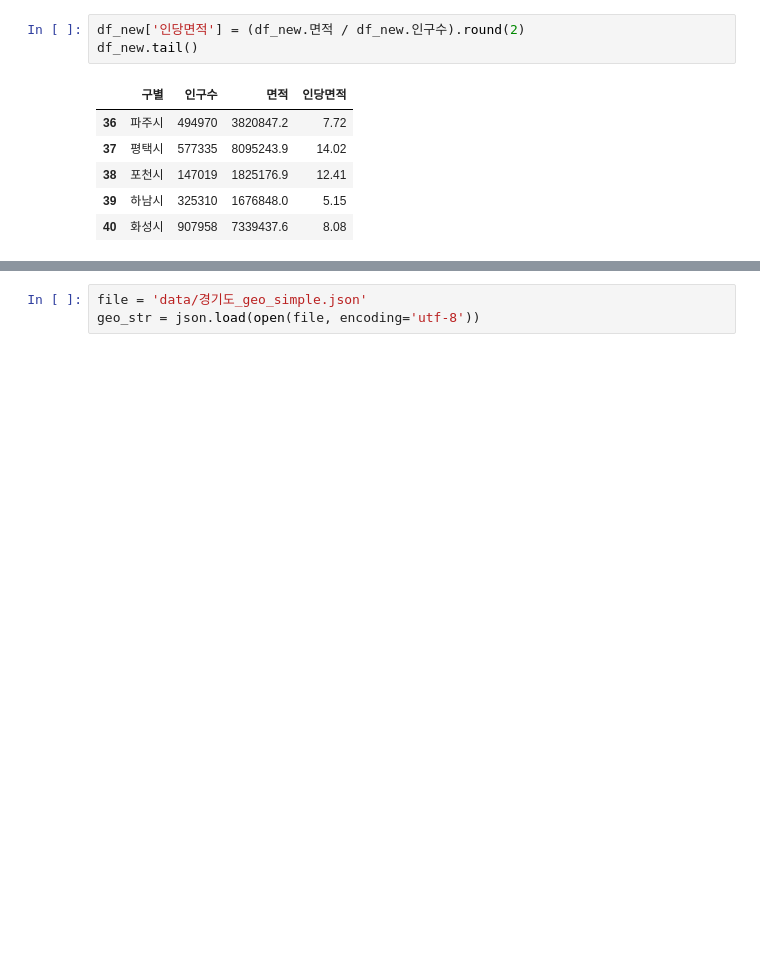
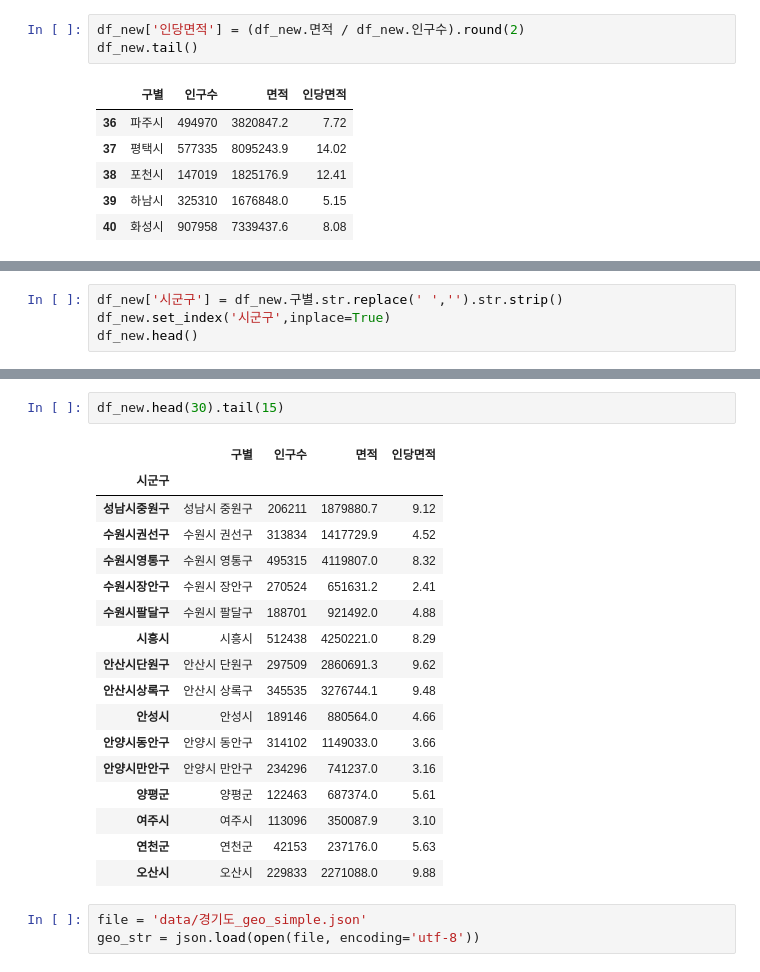
Before and after one commit to Mayhem-XD/DataAnalysis, a Jupyter notebook: 99.과제/02.경기도 공원.ipynb, the cells around one changed output, grey strips where cells are left out. Drawn from its saved outputs; the diff is of its cells as text; blank space fills up the shorter version.

```diff
--- a/99.과제/02.경기도 공원.ipynb
+++ b/99.과제/02.경기도 공원.ipynb
@@ -322,0 +319,4 @@ numpy.float64
+# %%
+df_new['시군구'] = df_new.구별.str.replace(' ','').str.strip()
+df_new.set_index('시군구',inplace=True)
+df_new.head()
@@ -323,3 +331,23 @@ numpy.float64
+# %%
+df_new.head(30).tail(15)
+# %% [output]
+|  | 구별 | 인구수 | 면적 | 인당면적 |
+| 시군구 |  |  |  |  |
+| 성남시중원구 | 성남시 중원구 | 206211 | 1879880.7 | 9.12 |
+| 수원시권선구 | 수원시 권선구 | 313834 | 1417729.9 | 4.52 |
+| 수원시영통구 | 수원시 영통구 | 495315 | 4119807.0 | 8.32 |
+| 수원시장안구 | 수원시 장안구 | 270524 | 651631.2 | 2.41 |
+| 수원시팔달구 | 수원시 팔달구 | 188701 | 921492.0 | 4.88 |
+| 시흥시 | 시흥시 | 512438 | 4250221.0 | 8.29 |
+| 안산시단원구 | 안산시 단원구 | 297509 | 2860691.3 | 9.62 |
+| 안산시상록구 | 안산시 상록구 | 345535 | 3276744.1 | 9.48 |
+| 안성시 | 안성시 | 189146 | 880564.0 | 4.66 |
+| 안양시동안구 | 안양시 동안구 | 314102 | 1149033.0 | 3.66 |
+| 안양시만안구 | 안양시 만안구 | 234296 | 741237.0 | 3.16 |
+| 양평군 | 양평군 | 122463 | 687374.0 | 5.61 |
+| 여주시 | 여주시 | 113096 | 350087.9 | 3.10 |
+| 연천군 | 연천군 | 42153 | 237176.0 | 5.63 |
+| 오산시 | 오산시 | 229833 | 2271088.0 | 9.88 |
 # %%
 file = 'data/경기도_geo_simple.json'
 geo_str = json.load(open(file, encoding='utf-8'))
```
Also changed, not shown: parts of 3 cells of this notebook.
